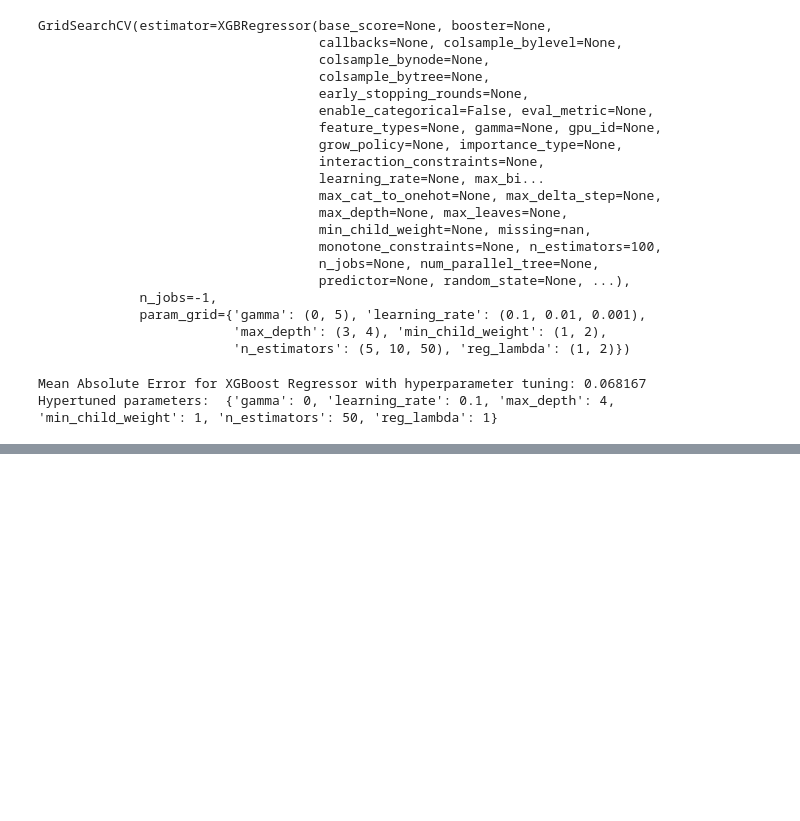
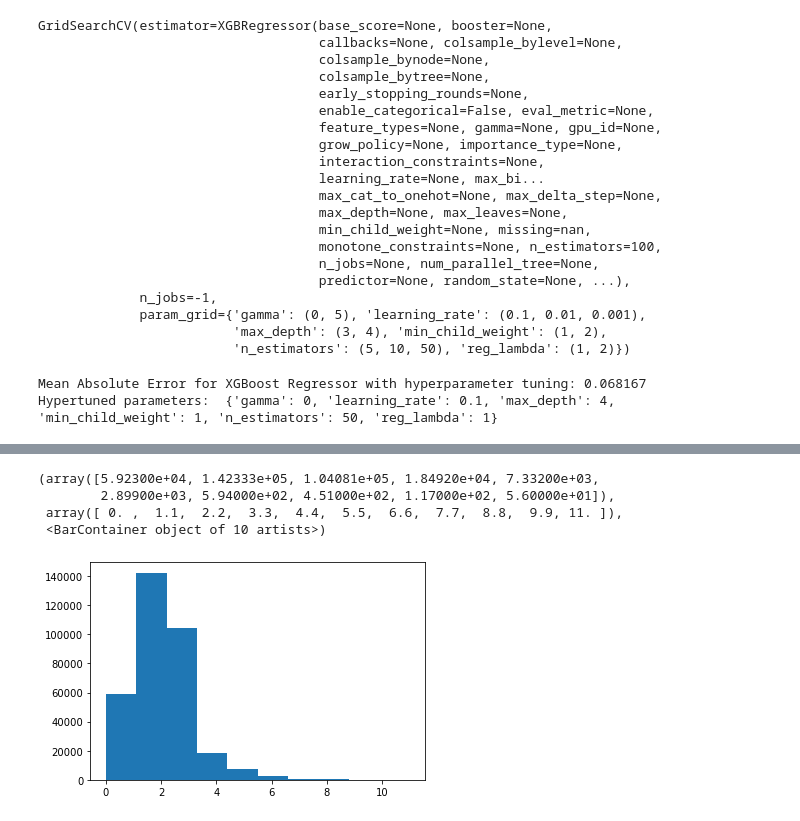
Before and after one commit to shimi66/AML_Assignment_2, a Jupyter notebook: Assignment_2.ipynb, the cells around one changed output, grey strips where cells are left out. Drawn from its saved outputs; the diff is of its cells as text; code cells hidden in the pictures; blank space fills up the shorter version.

```diff
--- a/Assignment_2.ipynb
+++ b/Assignment_2.ipynb
@@ -500,0 +494,9 @@ full_dataset.loc[:, 'calculatedfinishedsquarefeet'].hist()
+# %%
+#create histogram for bathroom variable
+plt.hist(full_dataset['bathroomcnt'], range=[0,11])
+# %% [output]
+(array([5.92300e+04, 1.42333e+05, 1.04081e+05, 1.84920e+04, 7.33200e+03,
+        2.89900e+03, 5.94000e+02, 4.51000e+02, 1.17000e+02, 5.60000e+01]),
+ array([ 0. ,  1.1,  2.2,  3.3,  4.4,  5.5,  6.6,  7.7,  8.8,  9.9, 11. ]),
+ <BarContainer object of 10 artists>)
+[figure, added]
```
Also changed, not shown: parts of 9 cells of this notebook, 1 other file.
